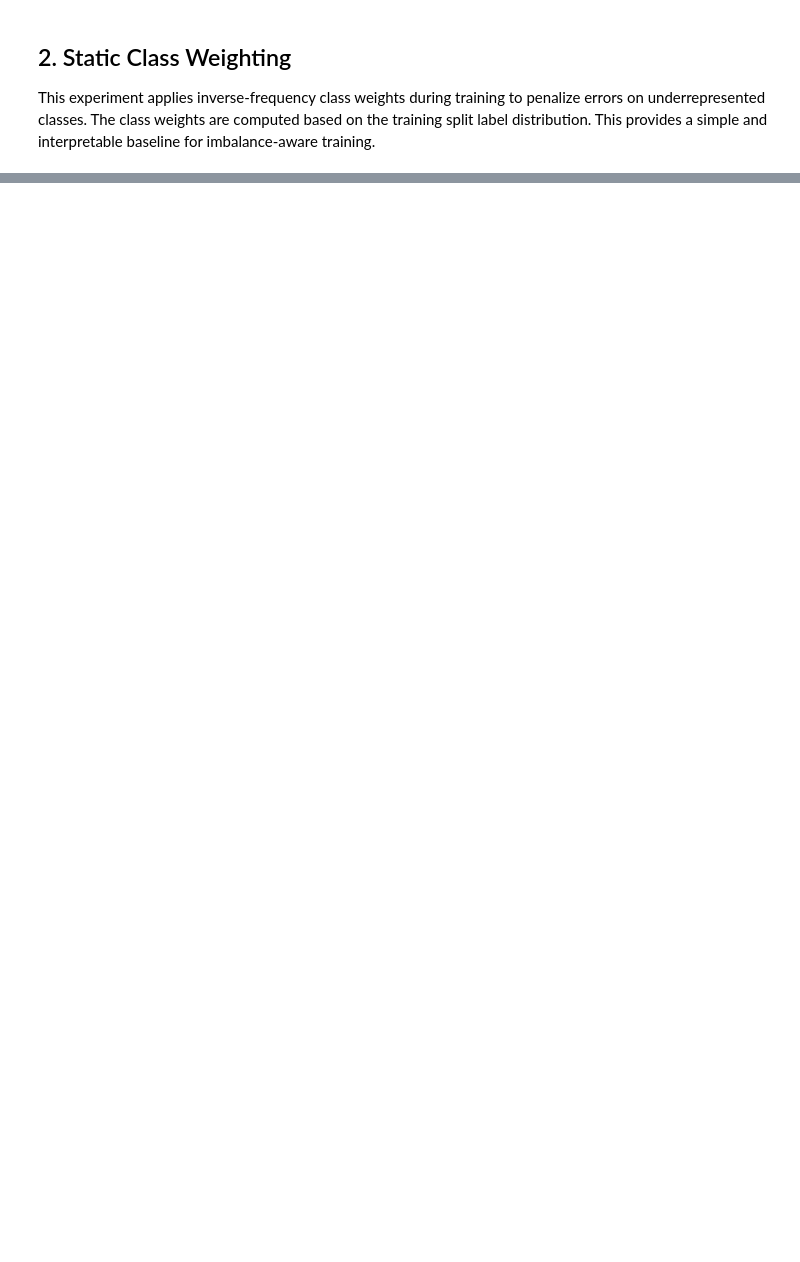
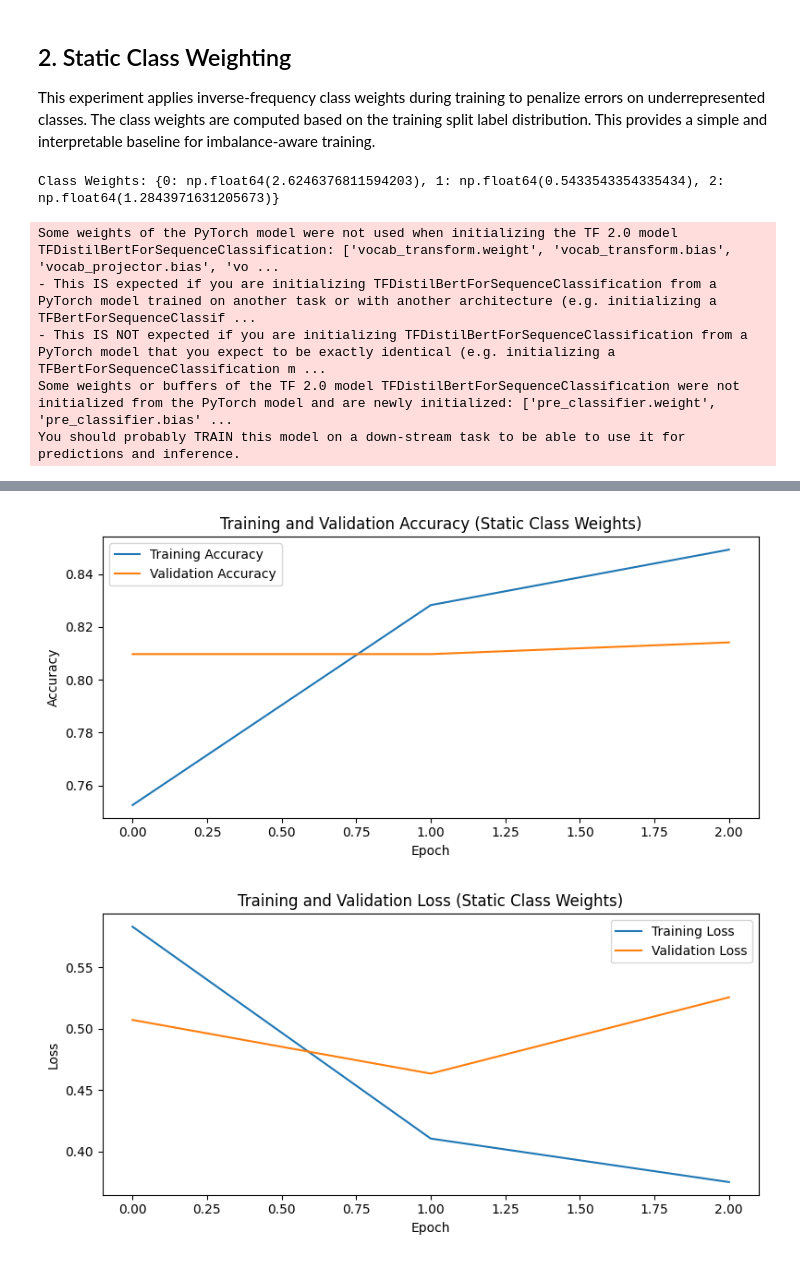
Before and after one commit to markbogorad/Fintext_NLP, a Jupyter notebook: financial_sentiment_transfer_learning/part1_experiments/3.2_class_imbalance_experiments.ipynb, the cells around one changed output, grey strips where cells are left out. Saved outputs shown, nothing was run; the diff lists cells and outputs as text; code cells hidden in the pictures; blank space fills up the shorter version.

```diff
--- a/financial_sentiment_transfer_learning/part1_experiments/3.2_class_imbalance_experiments.ipynb
+++ b/financial_sentiment_transfer_learning/part1_experiments/3.2_class_imbalance_experiments.ipynb
@@ -110,28 +149,89 @@ history = model.fit(
 
 This experiment applies inverse-frequency class weights during training to penalize errors on underrepresented classes. The class weights are computed based on the training split label distribution. This provides a simple and interpretable baseline for imbalance-aware training.
 # %%
+from sklearn.utils.class_weight import compute_class_weight
+import tensorflow as tf
+import numpy as np
+import matplotlib.pyplot as plt
+from sklearn.metrics import classification_report, confusion_matrix
+import seaborn as sns
 
-
-# Compute class weights from training set labels
+# Step 1: Compute class weights from training labels
 train_labels = [example['label'] for example in train_val_split['train']]
 class_weights = compute_class_weight(class_weight='balanced', classes=np.unique(train_labels), y=train_labels)
 class_weight_dict = dict(enumerate(class_weights))
 
 print("Class Weights:", class_weight_dict)
 
-# Recompile the model with class weights
+# Step 2: Reload model and freeze encoder
 model = TFAutoModelForSequenceClassification.from_pretrained(checkpoint, num_labels=3)
 model.distilbert.trainable = False
 
-loss_fn = tf.keras.losses.SparseCategoricalCrossentropy(from_logits=True)
-
-# Wrap with weighted loss
+# Step 3: Define weighted loss function using the static weights
 def weighted_loss(y_true, y_pred):
     weights = tf.gather(
         tf.constant([class_weight_dict[i] for i in range(3)], dtype=tf.float32),
         tf.cast(y_true, tf.int32)
     )
-    unweighted_loss = loss_fn(y_true, y_pred)
+    unweighted_loss = tf.keras.losses.sparse_categorical_crossentropy(y_true, y_pred, from_logits=True)
     return tf.reduce_mean(unweighted_loss * weights)
 
+# Step 4: Compile model with weighted loss
 model.compile(optimizer=tf.keras.optimizers.Adam(), loss=weighted_loss, metrics=["accuracy"])
+
+# Step 5: Train model
+history = model.fit(
+    tf_train_dataset,
+    validation_data=tf_validation_dataset,
+    epochs=3
+)
+
+# Step 6: Evaluate model
+eval_loss, eval_accuracy = model.evaluate(tf_test_dataset)
+print(f"Test Loss: {eval_loss:.4f}, Test Accuracy: {eval_accuracy:.4f}")
+
+# Step 7: Plot training and validation accuracy
+plt.figure(figsize=(8, 4))
+plt.plot(history.history["accuracy"], label="Training Accuracy")
+plt.plot(history.history["val_accuracy"], label="Validation Accuracy")
+plt.title("Training and Validation Accuracy (Static Class Weights)")
+plt.xlabel("Epoch")
+plt.ylabel("Accuracy")
+plt.legend()
+plt.tight_layout()
+plt.show()
+
+# Step 8: Plot training and validation loss
+plt.figure(figsize=(8, 4))
+plt.plot(history.history["loss"], label="Training Loss")
+plt.plot(history.history["val_loss"], label="Validation Loss")
+plt.title("Training and Validation Loss (Static Class Weights)")
+plt.xlabel("Epoch")
+plt.ylabel("Loss")
+plt.legend()
+plt.tight_layout()
+plt.show()
+
+# Step 9: Classification Report and Confusion Matrix
+y_pred_logits = model.predict(tf_test_dataset).logits
+y_pred = np.argmax(y_pred_logits, axis=1)
+y_true = np.concatenate([y for _, y in tf_test_dataset], axis=0)
+
+print(classification_report(y_true, y_pred, target_names=["Negative", "Neutral", "Positive"]))
+
+cm = confusion_matrix(y_true, y_pred)
+sns.heatmap(cm, annot=True, fmt="d", cmap="Blues",
+            xticklabels=["Negative", "Neutral", "Positive"],
+            yticklabels=["Negative", "Neutral", "Positive"])
+plt.title("Confusion Matrix (Static Class Weights)")
+plt.ylabel("True Label")
+plt.xlabel("Predicted Label")
+plt.tight_layout()
+plt.show()
+# %% [output]
+Class Weights: {0: np.float64(2.6246376811594203), 1: np.float64(0.5433543354335434), 2: np.float64(1.2843971631205673)}
+Some weights of the PyTorch model were not used when initializing the TF 2.0 model TFDistilBertForSequenceClassification: ['vocab_transform.weight', 'vocab_transform.bias', 'vocab_projector.bias', 'vo ...
+- This IS expected if you are initializing TFDistilBertForSequenceClassification from a PyTorch model trained on another task or with another architecture (e.g. initializing a TFBertForSequenceClassif ...
+- This IS NOT expected if you are initializing TFDistilBertForSequenceClassification from a PyTorch model that you expect to be exactly identical (e.g. initializing a TFBertForSequenceClassification m ...
+Some weights or buffers of the TF 2.0 model TFDistilBertForSequenceClassification were not initialized from the PyTorch model and are newly initialized: ['pre_classifier.weight', 'pre_classifier.bias' ...
+You should probably TRAIN this model on a down-stream task to be able to use it for predictions and inference.
@@ -137,0 +246,2 @@ model.compile(optimizer=tf.keras.optimizers.Adam(), loss=weighted_loss, metrics=
+[figure, added]
+[figure, added]
```
Also changed, not shown: parts of 10 cells of this notebook.
